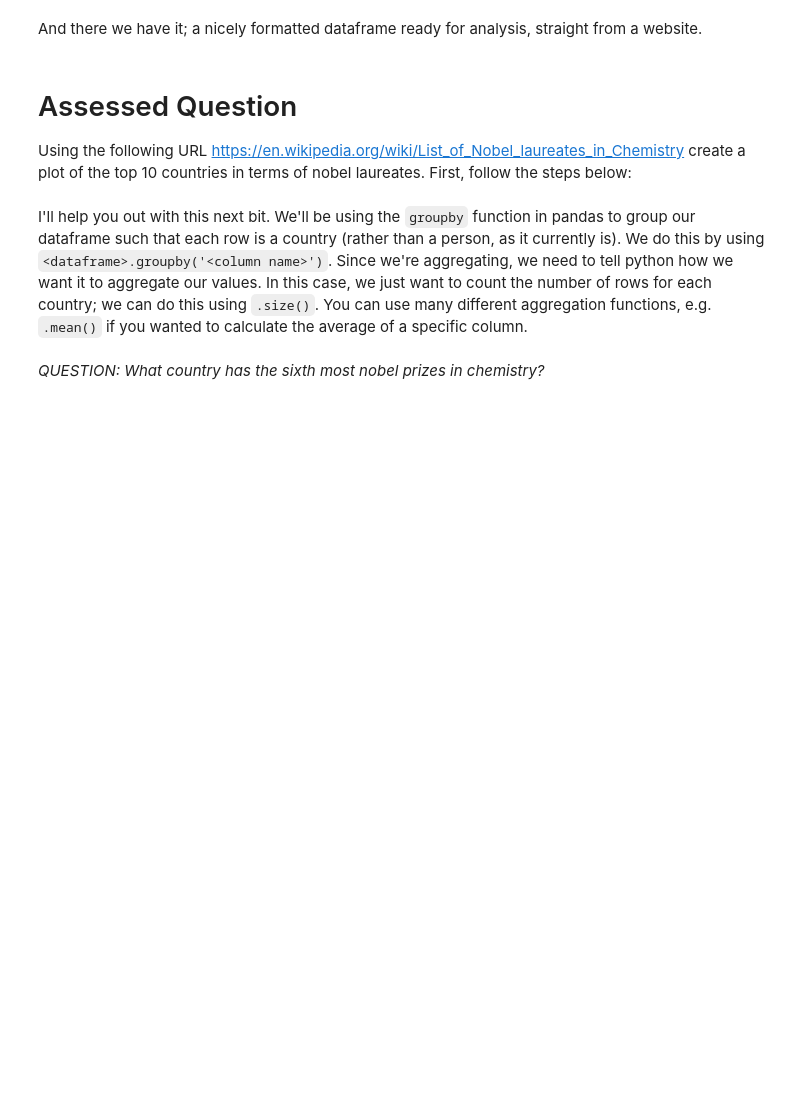
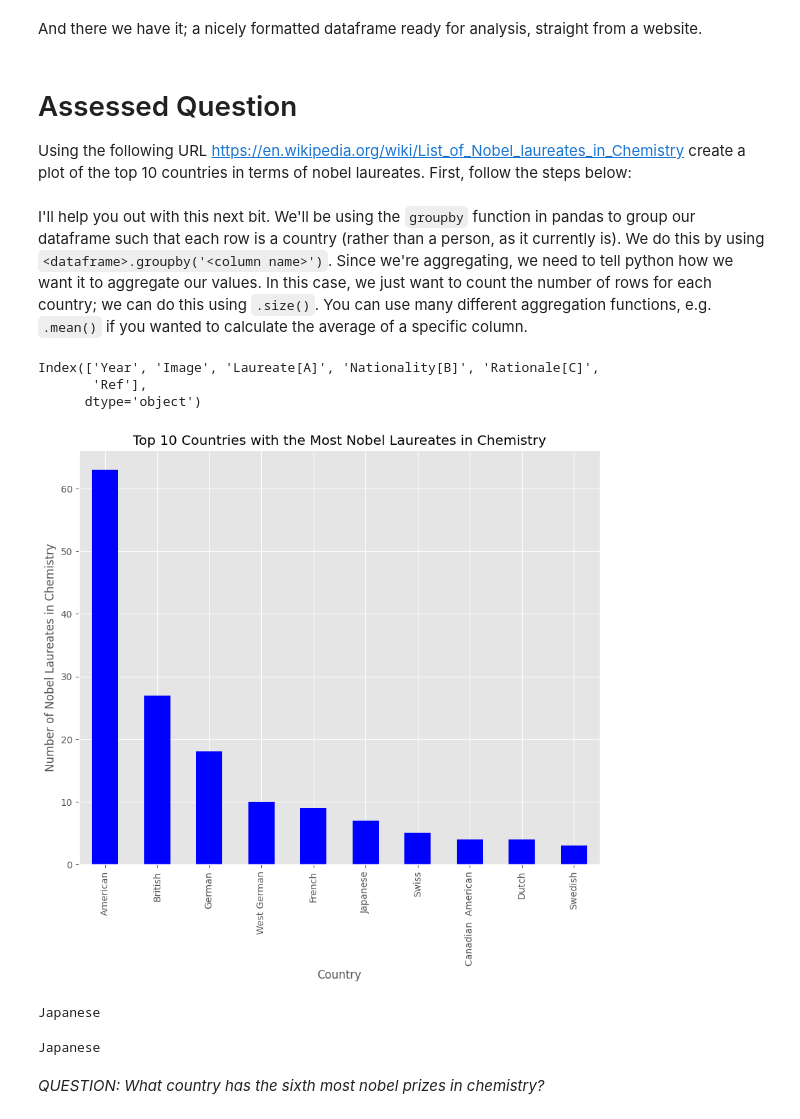
Before and after one commit to laramcwilliam/QM2, a Jupyter notebook: W2 Intro to Pandas (Sun 8th Dec DONE).ipynb, the cells around one changed output. Saved outputs shown, nothing was run; the diff lists cells and outputs as text; code cells hidden in the pictures; blank space fills up the shorter version.

```diff
--- a/W2 Intro to Pandas (Sun 8th Dec DONE).ipynb
+++ b/W2 Intro to Pandas (Sun 8th Dec DONE).ipynb
@@ -398,15 +492,42 @@ And there we have it; a nicely formatted dataframe ready for analysis, straight
 Using the following URL https://en.wikipedia.org/wiki/List_of_Nobel_laureates_in_Chemistry create a plot of the top 10 countries in terms of nobel laureates. First, follow the steps below:
 # %%
 # scrape the table of Nobel Laureates in Chemistry using read_html. remember, this gives us a LIST of dataframes! lets call this list chem_tables
-
+url = 'https://en.wikipedia.org/wiki/List_of_Nobel_laureates_in_Chemistry'
+chem_tables = pandas.read_html(url)
 # select the first dataframe from this list and call it chem
+chem = chem_tables[0]
 # %% [markdown]
 I'll help you out with this next bit. We'll be using the `groupby` function in pandas to group our dataframe such that each row is a country (rather than a person, as it currently is). We do this by using `<dataframe>.groupby('<column name>')`. Since we're aggregating, we need to tell python how we want it to aggregate our values. In this case, we just want to count the number of rows for each country; we can do this using `.size()`. You can use many different aggregation functions, e.g. `.mean()` if you wanted to calculate the average of a specific column.
+# %%
+print(chem.columns)
+
+# I'm cleaning the DataFrame so it removes invalid country values
+chem = chem[chem['Nationality[B]'] != 'Not awarded']
+# %% [output]
+Index(['Year', 'Image', 'Laureate[A]', 'Nationality[B]', 'Rationale[C]',
+       'Ref'],
+      dtype='object')
 # %%
 # create a new dataframe called 'country' in which each row is a country, and the values represent the number of nobel laureates.
-
+country = chem.groupby('Nationality[B]').size()
 # now sort it in descending order
-
+country = country.sort_values(ascending = False)
 # finally, plot the top 10 countries
+top10countries = country.head(10)
+top10countries.plot(kind='bar', color = 'blue')
+plt.title('Top 10 Countries with the Most Nobel Laureates in Chemistry')
+plt.xlabel('Country')
+plt.ylabel('Number of Nobel Laureates in Chemistry')
+plt.show()
+sixthcountry = country.index[5]
+print(sixthcountry)
+# %% [output]
+[figure, added]
+Japanese
+# %%
+print(country.index[5])
+# The country with the sixth most nobel prizes in chemistry is Japan.
+# %% [output]
+Japanese
 # %% [markdown]
 *QUESTION: What country has the sixth most nobel prizes in chemistry?*
```
Also changed, not shown: parts of 17 cells of this notebook.
